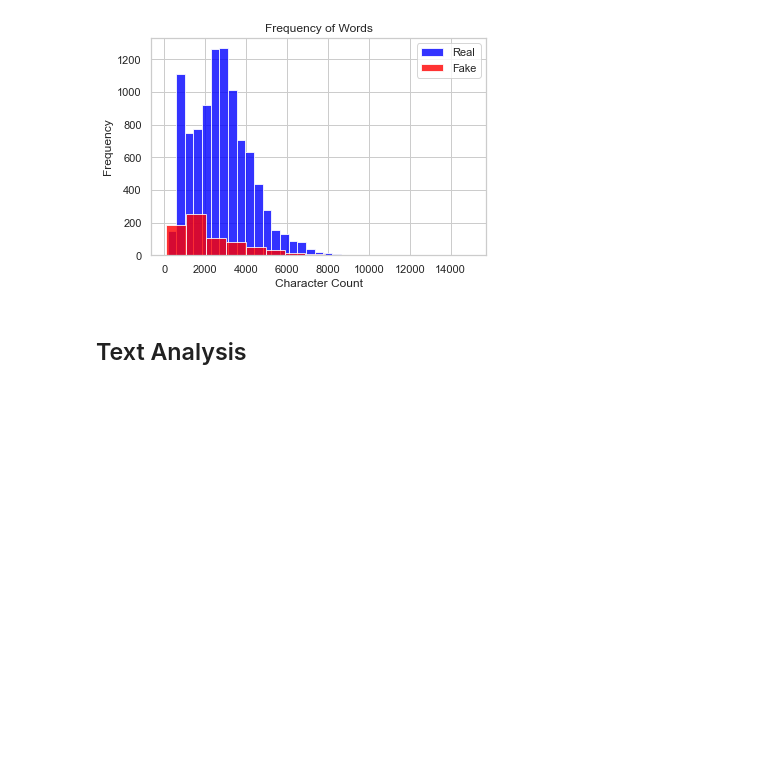
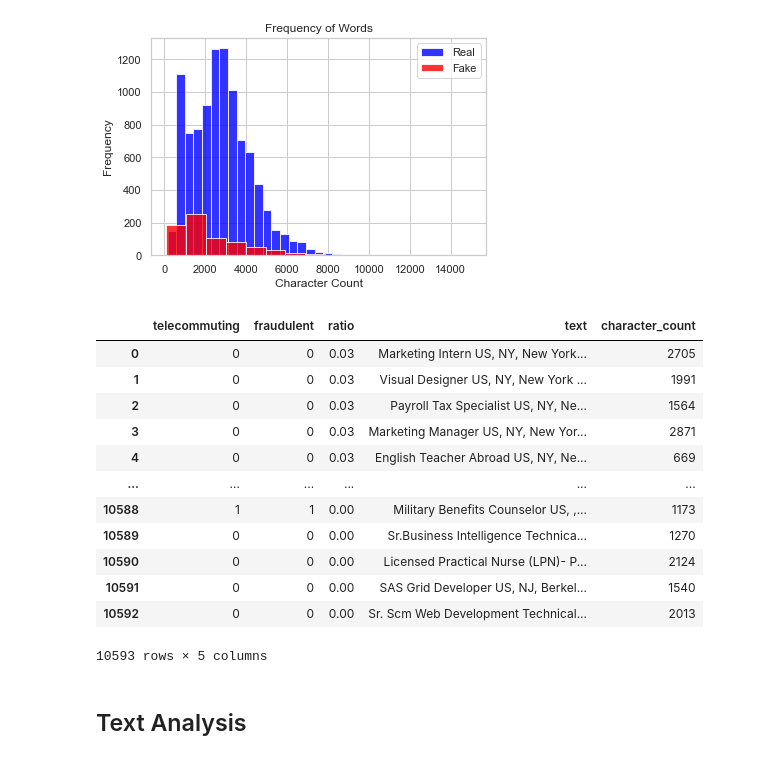
Before and after one commit to Anshupriya2694/Fake-Job-Posting-Prediction, a Jupyter notebook: Code/eda_US.ipynb, the cells around one changed output. Drawn from its saved outputs; the diff is of its cells as text; code cells hidden in the pictures; blank space fills up the shorter version.

```diff
--- a/Code/eda_US.ipynb
+++ b/Code/eda_US.ipynb
@@ -302,6 +346,22 @@ plt.title('Frequency of Words')
 plt.xlabel("Character Count");
 # %% [output]
 [figure]
+# %%
+fake_job_postings_US
+# %% [output]
+|  | telecommuting | fraudulent | ratio | text | character_count |
+| 0 | 0 | 0 | 0.03 | Marketing Intern US, NY, New York... | 2705 |
+| 1 | 0 | 0 | 0.03 | Visual Designer US, NY, New York ... | 1991 |
+| 2 | 0 | 0 | 0.03 | Payroll Tax Specialist US, NY, Ne... | 1564 |
+| 3 | 0 | 0 | 0.03 | Marketing Manager US, NY, New Yor... | 2871 |
+| 4 | 0 | 0 | 0.03 | English Teacher Abroad US, NY, Ne... | 669 |
+| ... | ... | ... | ... | ... | ... |
+| 10588 | 1 | 1 | 0.00 | Military Benefits Counselor US, ,... | 1173 |
+| 10589 | 0 | 0 | 0.00 | Sr.Business Intelligence Technica... | 1270 |
+| 10590 | 0 | 0 | 0.00 | Licensed Practical Nurse (LPN)- P... | 2124 |
+| 10591 | 0 | 0 | 0.00 | SAS Grid Developer US, NJ, Berkel... | 1540 |
+| 10592 | 0 | 0 | 0.00 | Sr. Scm Web Development Technical... | 2013 |
+10593 rows × 5 columns
 # %% [markdown]
 ## Text Analysis
 # %%
```
Also changed, not shown: parts of 14 cells of this notebook, 4 other files.
